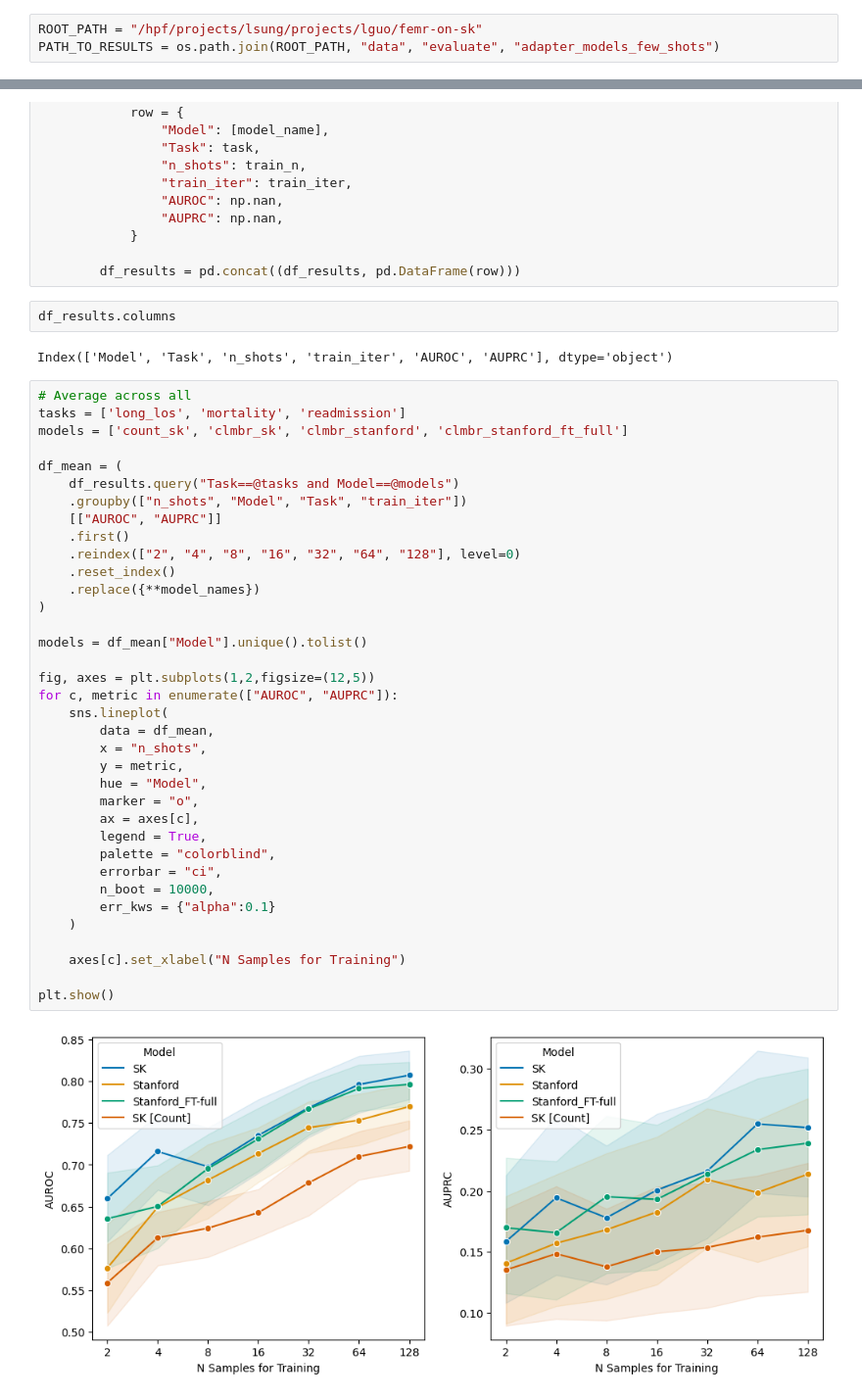
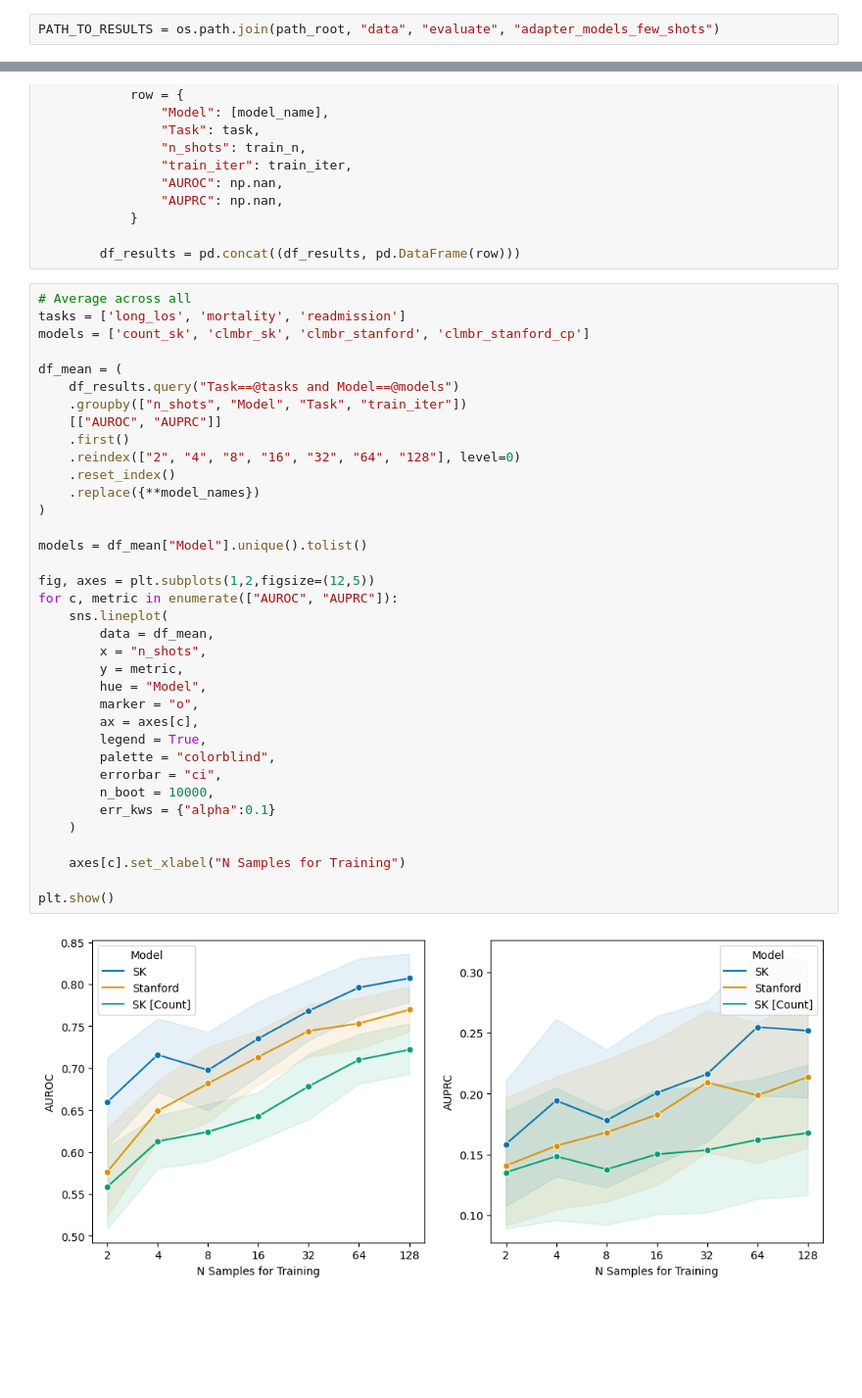
Before and after one commit to sungresearch/femr-on-sk, a Jupyter notebook: notebooks/adapter_results_few_shots.ipynb, the cells around one changed output, grey strips where cells are left out. Shown at 98% size. Cells and saved outputs as stored; diff of their text form; blank space fills up the shorter version.

```diff
--- a/notebooks/adapter_results_few_shots.ipynb
+++ b/notebooks/adapter_results_few_shots.ipynb
@@ -11,7 +12,6 @@ from src.utils import read_pkl
 from src.mappings import model_names, task_names
 # %%
-ROOT_PATH = "/hpf/projects/lsung/projects/lguo/femr-on-sk"
-PATH_TO_RESULTS = os.path.join(ROOT_PATH, "data", "evaluate", "adapter_models_few_shots")
+PATH_TO_RESULTS = os.path.join(path_root, "data", "evaluate", "adapter_models_few_shots")
 # %%
 def list_dir(path: str):
     """get list of file/directory names excluding nb checkpoints"""
@@ -54,48 +54,44 @@ for model in models:
             }
 
         df_results = pd.concat((df_results, pd.DataFrame(row)))
-# %%
-df_results.columns
-# %% [output]
-Index(['Model', 'Task', 'n_shots', 'train_iter', 'AUROC', 'AUPRC'], dtype='object')
 # %%
 # Average across all
 tasks = ['long_los', 'mortality', 'readmission']
-models = ['count_sk', 'clmbr_sk', 'clmbr_stanford', 'clmbr_stanford_ft_full']
+models = ['count_sk', 'clmbr_sk', 'clmbr_stanford', 'clmbr_stanford_cp']
 
 df_mean = (
     df_results.query("Task==@tasks and Model==@models")
     .groupby(["n_shots", "Model", "Task", "train_iter"])
     [["AUROC", "AUPRC"]]
     .first()
     .reindex(["2", "4", "8", "16", "32", "64", "128"], level=0)
     .reset_index()
     .replace({**model_names})
 )
 
 models = df_mean["Model"].unique().tolist()
 
 fig, axes = plt.subplots(1,2,figsize=(12,5))
 for c, metric in enumerate(["AUROC", "AUPRC"]):
     sns.lineplot(
         data = df_mean,
         x = "n_shots",
         y = metric,
         hue = "Model",
         marker = "o",
         ax = axes[c],
         legend = True,
         palette = "colorblind",
         errorbar = "ci",
         n_boot = 10000,
         err_kws = {"alpha":0.1}
     )
 
     axes[c].set_xlabel("N Samples for Training")
 
 plt.show()
 # %% [output]
-[figure, old version]
+[figure, new version]
 # %%
 # By Task
 tasks = ['long_los', 'mortality', 'readmission']
```
Also changed, not shown: parts of 2 cells of this notebook, 3 other files.
